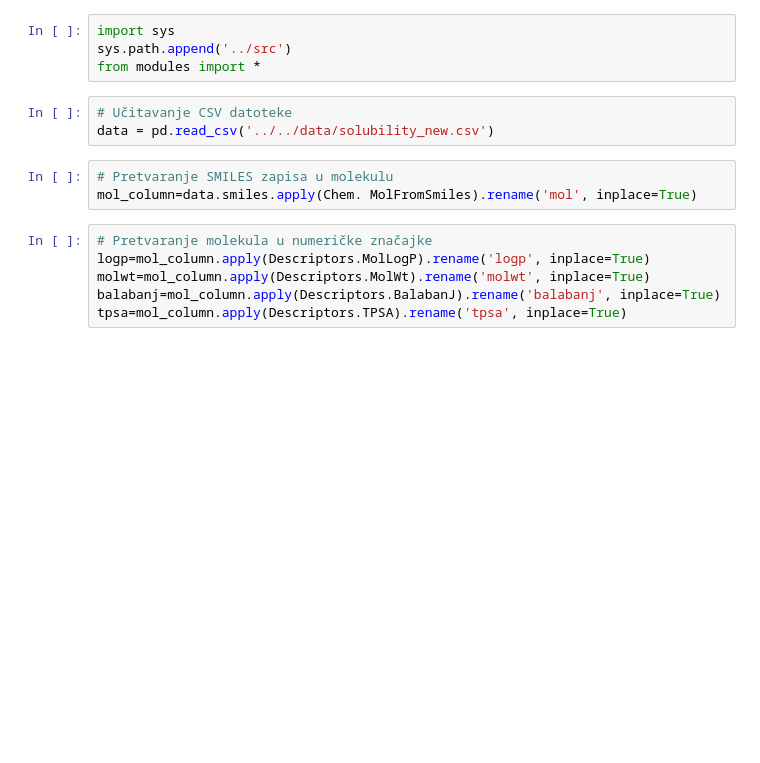
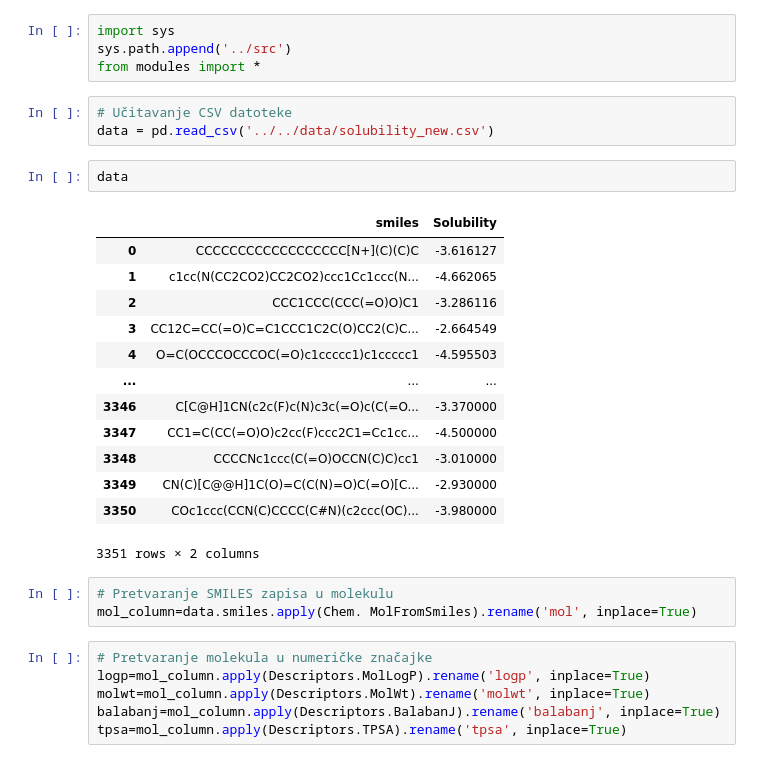
Before and after one commit to IvanaTerzic/MUI_seminar, a Jupyter notebook: python/notebook/osnovni_model.ipynb, the cells around one changed output. Drawn from its saved outputs; the diff is of its cells as text; blank space fills up the shorter version.

```diff
--- a/python/notebook/osnovni_model.ipynb
+++ b/python/notebook/osnovni_model.ipynb
@@ -7,6 +7,22 @@ from modules import *
 # %%
 # Učitavanje CSV datoteke
 data = pd.read_csv('../../data/solubility_new.csv')
+# %%
+data
+# %% [output]
+|  | smiles | Solubility |
+| 0 | CCCCCCCCCCCCCCCCCC[N+](C)(C)C | -3.616127 |
+| 1 | c1cc(N(CC2CO2)CC2CO2)ccc1Cc1ccc(N... | -4.662065 |
+| 2 | CCC1CCC(CCC(=O)O)C1 | -3.286116 |
+| 3 | CC12C=CC(=O)C=C1CCC1C2C(O)CC2(C)C... | -2.664549 |
+| 4 | O=C(OCCCOCCCOC(=O)c1ccccc1)c1ccccc1 | -4.595503 |
+| ... | ... | ... |
+| 3346 | C[C@H]1CN(c2c(F)c(N)c3c(=O)c(C(=O... | -3.370000 |
+| 3347 | CC1=C(CC(=O)O)c2cc(F)ccc2C1=Cc1cc... | -4.500000 |
+| 3348 | CCCCNc1ccc(C(=O)OCCN(C)C)cc1 | -3.010000 |
+| 3349 | CN(C)[C@@H]1C(O)=C(C(N)=O)C(=O)[C... | -2.930000 |
+| 3350 | COc1ccc(CCN(C)CCCC(C#N)(c2ccc(OC)... | -3.980000 |
+3351 rows × 2 columns
 # %%
 # Pretvaranje SMILES zapisa u molekulu
 mol_column=data.smiles.apply(Chem. MolFromSmiles).rename('mol', inplace=True)
```
Also changed, not shown: parts of 3 cells of this notebook, 11 other files.
